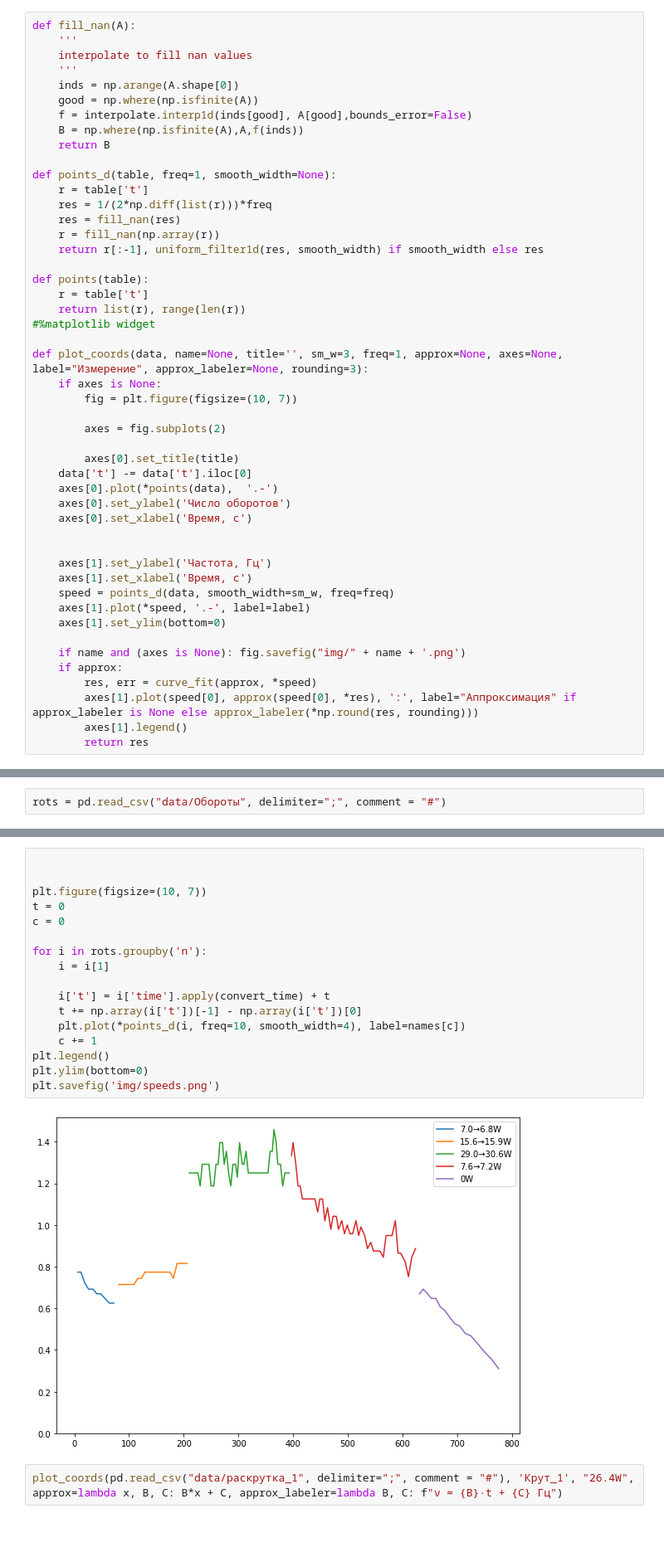
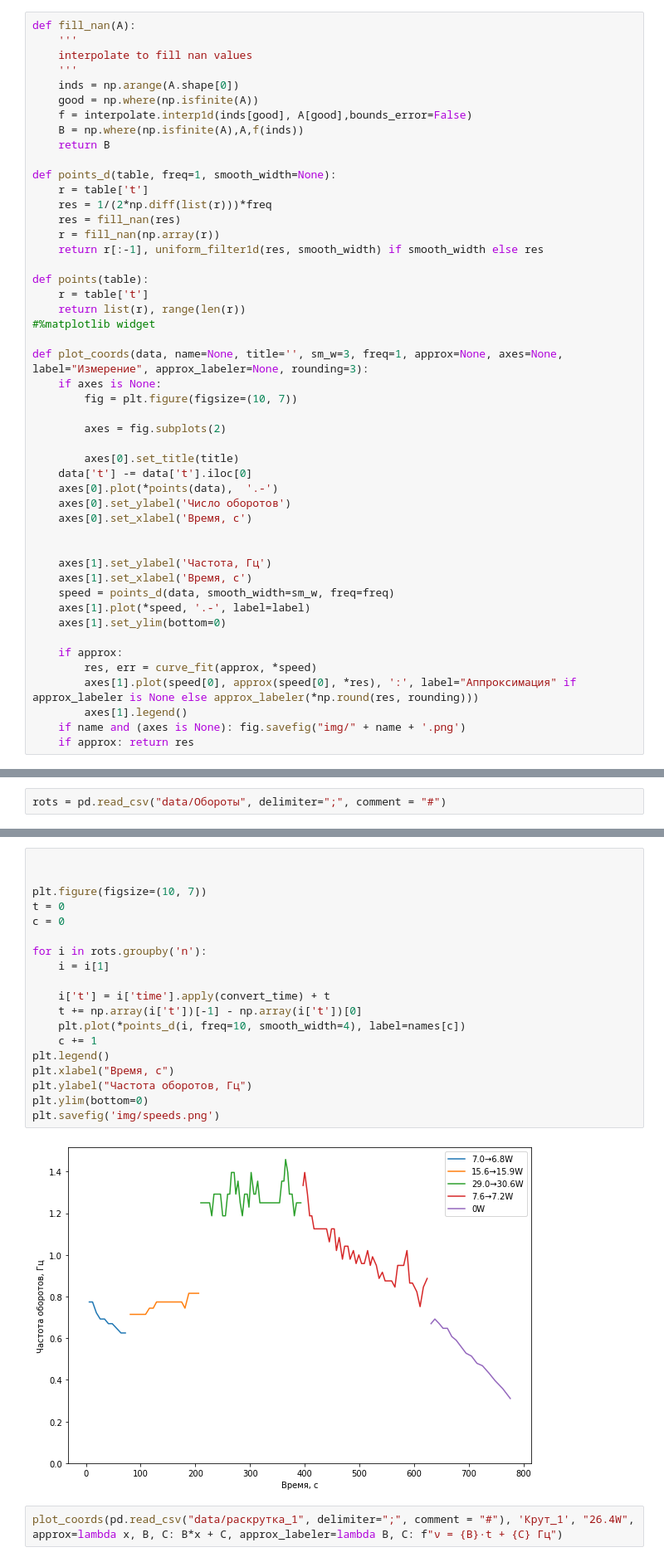
Before and after one commit to sitandr/lab, a Jupyter notebook: Steeling Wheel/main.ipynb, the cells around one changed output, grey strips where cells are left out. Shown at 83% size. Saved outputs shown, nothing was run; the diff lists cells and outputs as text; blank space fills up the shorter version.

Commit message:
Approx

```diff
--- a/Steeling Wheel/main.ipynb
+++ b/Steeling Wheel/main.ipynb
@@ -47,12 +47,12 @@ def plot_coords(data, name=None, title='', sm_w=3, freq=1, approx=None, axes=Non
     axes[1].plot(*speed, '.-', label=label)
     axes[1].set_ylim(bottom=0)
 
-    if name and (axes is None): fig.savefig("img/" + name + '.png')
     if approx:
         res, err = curve_fit(approx, *speed)
         axes[1].plot(speed[0], approx(speed[0], *res), ':', label="Аппроксимация" if approx_labeler is None else approx_labeler(*np.round(res, rounding)))
         axes[1].legend()
-        return res
+    if name and (axes is None): fig.savefig("img/" + name + '.png')
+    if approx: return res
 # %%
 plot_coords(pd.read_csv("data/η", delimiter=";", comment = "#"), 'η', title='27.6W', approx=lambda x, C: x*0 + C, approx_labeler=lambda C: f"ν = {C} Гц")
 # %% [output]
@@ -114,22 +114,24 @@ plt.savefig('img/coords.png')
 # %%
 
 
 plt.figure(figsize=(10, 7))
 t = 0
 c = 0
 
 for i in rots.groupby('n'):
     i = i[1]
 
     i['t'] = i['time'].apply(convert_time) + t
     t += np.array(i['t'])[-1] - np.array(i['t'])[0]
     plt.plot(*points_d(i, freq=10, smooth_width=4), label=names[c])
     c += 1
 plt.legend()
+plt.xlabel("Время, с")
+plt.ylabel("Частота оборотов, Гц")
 plt.ylim(bottom=0)
 plt.savefig('img/speeds.png')
 # %% [output]
-[figure, old version]
+[figure, new version]
 # %%
 plot_coords(pd.read_csv("data/раскрутка_1", delimiter=";", comment = "#"), 'Крут_1', "26.4W", approx=lambda x, B, C: B*x + C, approx_labeler=lambda B, C: f"ν = {B}·t + {C} Гц")
 # %% [output]
```
Also changed, not shown: 9 other files.
